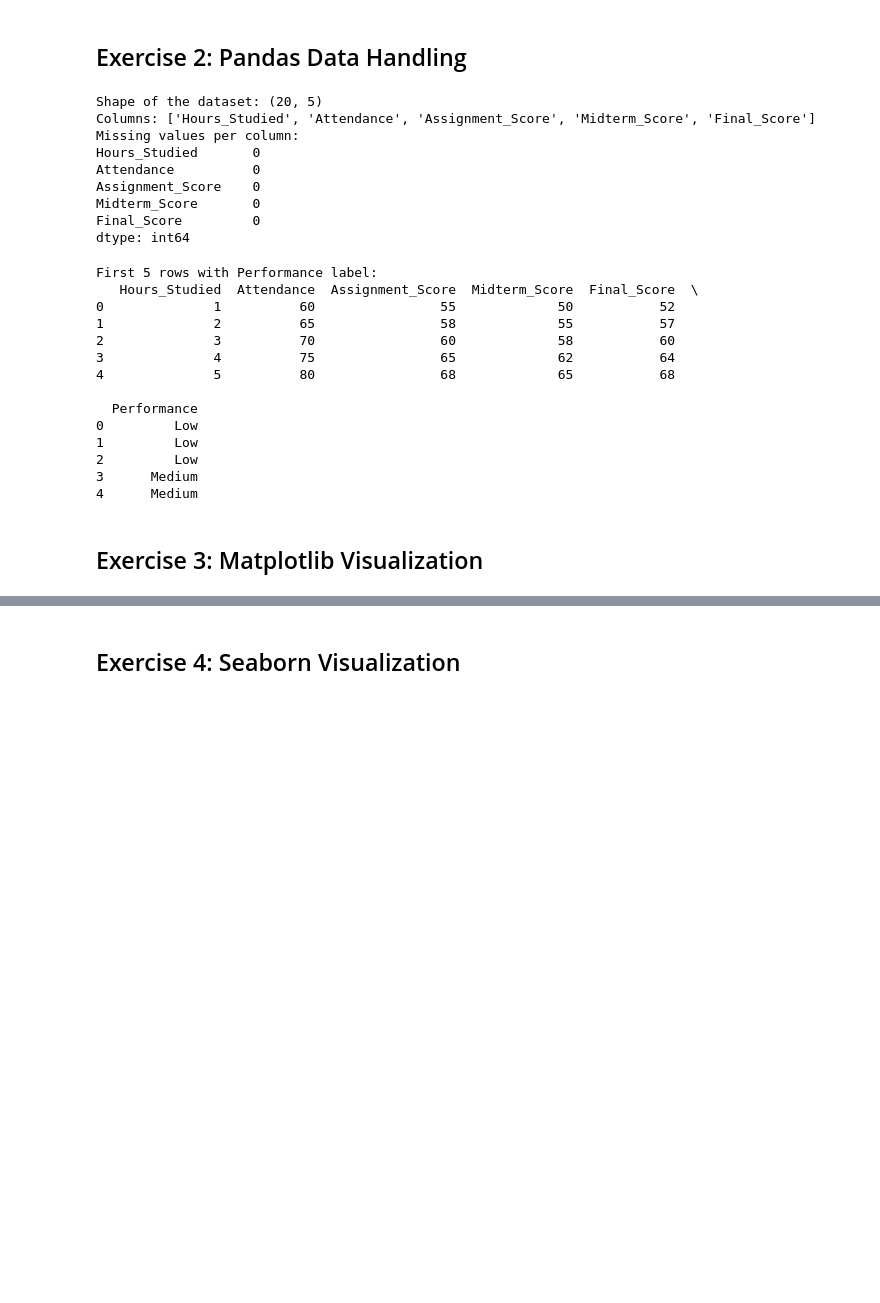
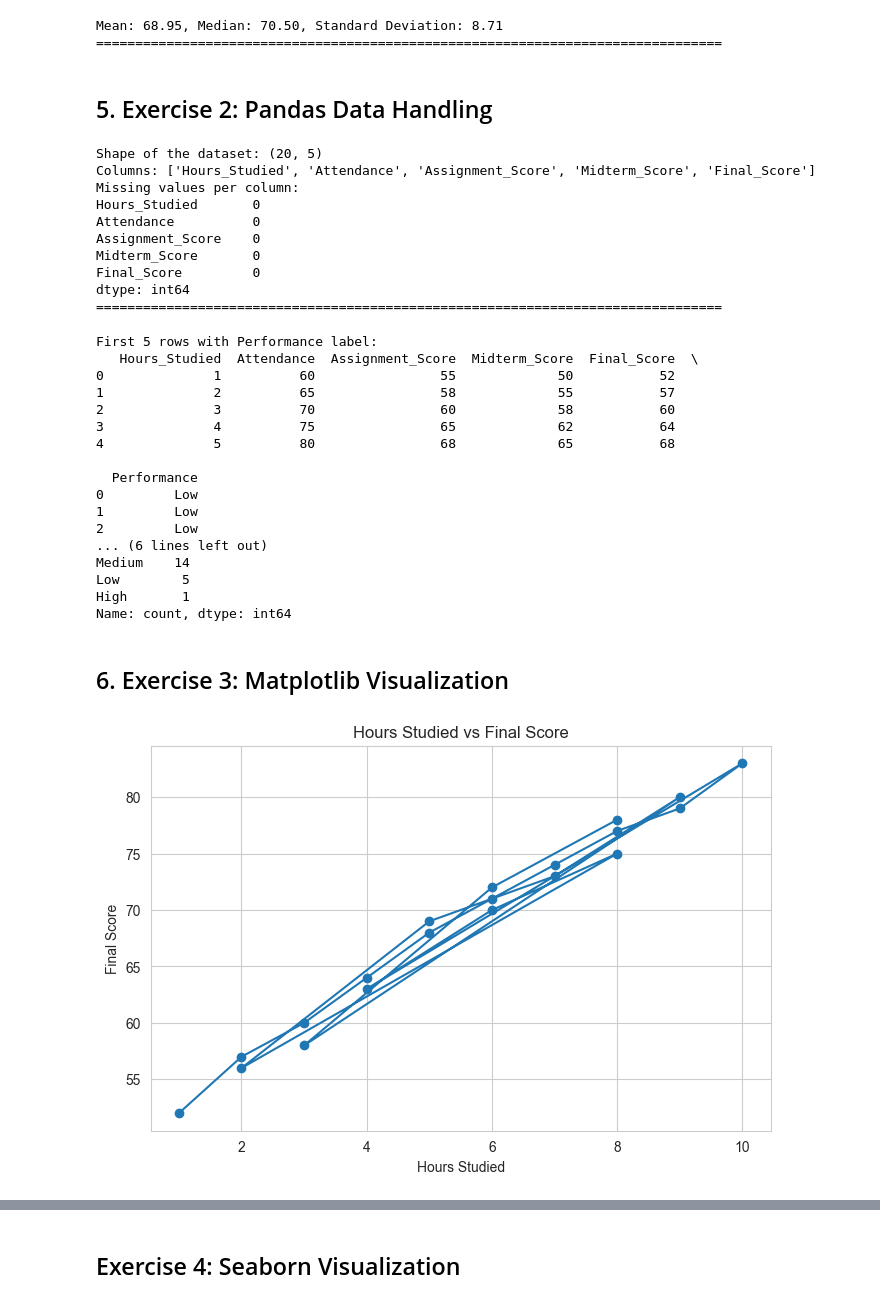
Before and after one commit to WhyAsh5114/MLDL, a Jupyter notebook: Exp0/Exp0.ipynb, the cells around one changed output, grey strips where cells are left out. Cells and saved outputs as stored; diff of their text form; code cells hidden in the pictures; blank space fills up the shorter version.

```diff
--- a/Exp0/Exp0.ipynb
+++ b/Exp0/Exp0.ipynb
@@ -39,12 +106,24 @@ Normalized Scores: [0.         0.16129032 0.25806452 0.38709677 0.51612903 0.612
+# %%
+if df is not None:
+    # 2. Compute mean, median, and standard deviation
+    mean_score = np.mean(final_scores)
+    median_score = np.median(final_scores)
+    std_score = np.std(final_scores)
+    print(f"Mean: {mean_score:.2f}, Median: {median_score:.2f}, Standard Deviation: {std_score:.2f}")
+    print("="*80)
+# %% [output]
+Mean: 68.95, Median: 70.50, Standard Deviation: 8.71
+================================================================================
 # %% [markdown]
-## Exercise 2: Pandas Data Handling
+## 5. Exercise 2: Pandas Data Handling
 # %%
-# 1. Load CSV file using Pandas (already done)
-# 2. Check shape, columns, and missing values
-print("Shape of the dataset:", df.shape)
-print("Columns:", list(df.columns))
-print("Missing values per column:")
-print(df.isnull().sum())
+if df is not None:
+    # 1. Check shape, columns, and missing values
+    print("Shape of the dataset:", df.shape)
+    print("Columns:", list(df.columns))
+    print("Missing values per column:")
+    print(df.isnull().sum())
+    print("="*80)
 # %% [output]
 Shape of the dataset: (20, 5)
 Columns: ['Hours_Studied', 'Attendance', 'Assignment_Score', 'Midterm_Score', 'Final_Score']
@@ -55,12 +134,18 @@ Assignment_Score    0
 Midterm_Score       0
 Final_Score         0
 dtype: int64
+================================================================================
 # %%
-# 3. Create Performance label based on Final_Score
-# Categorize: Low (<60), Medium (60-80), High (>80)
-df['Performance'] = pd.cut(df['Final_Score'], bins=[0, 60, 80, 100], labels=['Low', 'Medium', 'High'])
-print("First 5 rows with Performance label:")
-print(df.head())
+if df is not None:
+    # 2. Create Performance label based on Final_Score
+    # Categorize: Low (<60), Medium (60-80), High (>80)
+    df_copy = df.copy()
+    df_copy['Performance'] = pd.cut(df_copy['Final_Score'], bins=[0, 60, 80, 100], labels=['Low', 'Medium', 'High'])
+    print("First 5 rows with Performance label:")
+    print(df_copy.head())
+    print("\n" + "="*80)
+    print("Performance Distribution:")
+    print(df_copy['Performance'].value_counts())
 # %% [output]
 First 5 rows with Performance label:
    Hours_Studied  Attendance  Assignment_Score  Midterm_Score  Final_Score  \
@@ -74,10 +159,23 @@ First 5 rows with Performance label:
 0         Low
 1         Low
 2         Low
-3      Medium
-4      Medium
+... (6 lines left out)
+Medium    14
+Low        5
+High       1
+Name: count, dtype: int64
 # %% [markdown]
-## Exercise 3: Matplotlib Visualization
+## 6. Exercise 3: Matplotlib Visualization
 # %%
-import matplotlib.pyplot as plt
+if df is not None:
+    # 1. Line plot: Hours_Studied vs Final_Score
+    plt.figure(figsize=(8, 5))
+    plt.plot(df['Hours_Studied'], df['Final_Score'], marker='o')
+    plt.xlabel('Hours Studied')
+    plt.ylabel('Final Score')
+    plt.title('Hours Studied vs Final Score')
+    plt.grid(True)
+    plt.show()
+# %% [output]
+[figure, added]
 # %%
```
Also changed, not shown: parts of 14 cells of this notebook, 7 other files.
